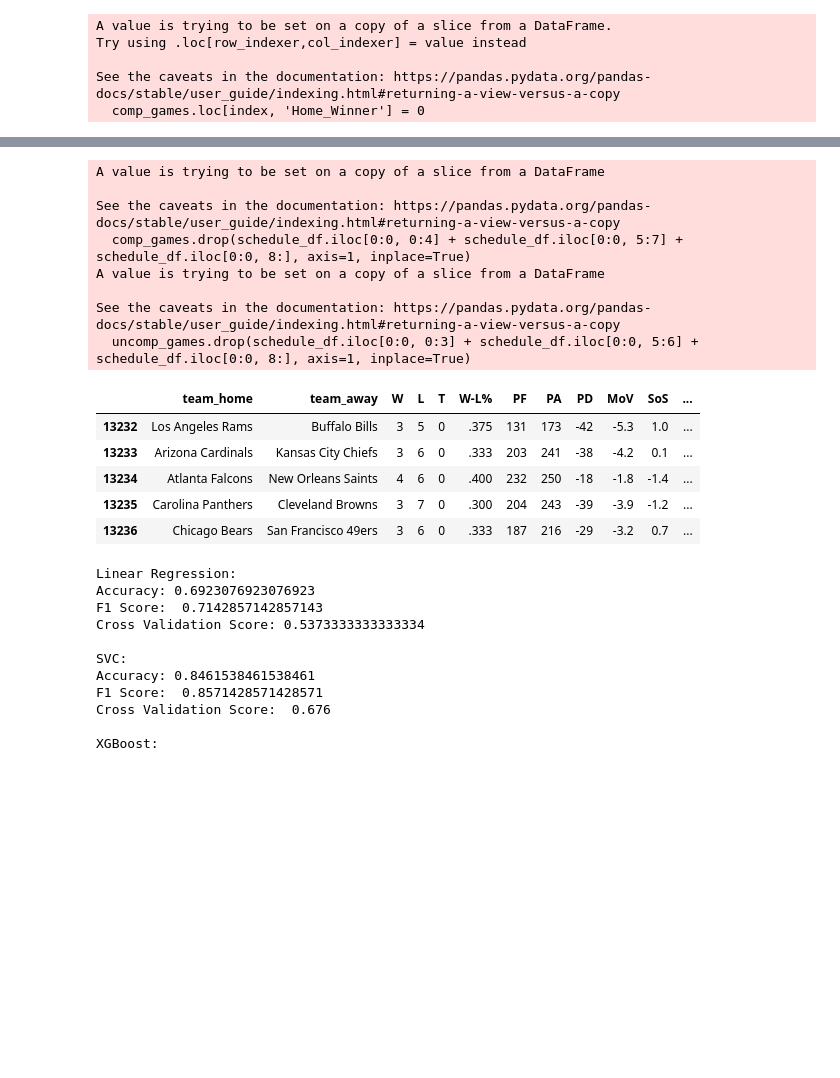
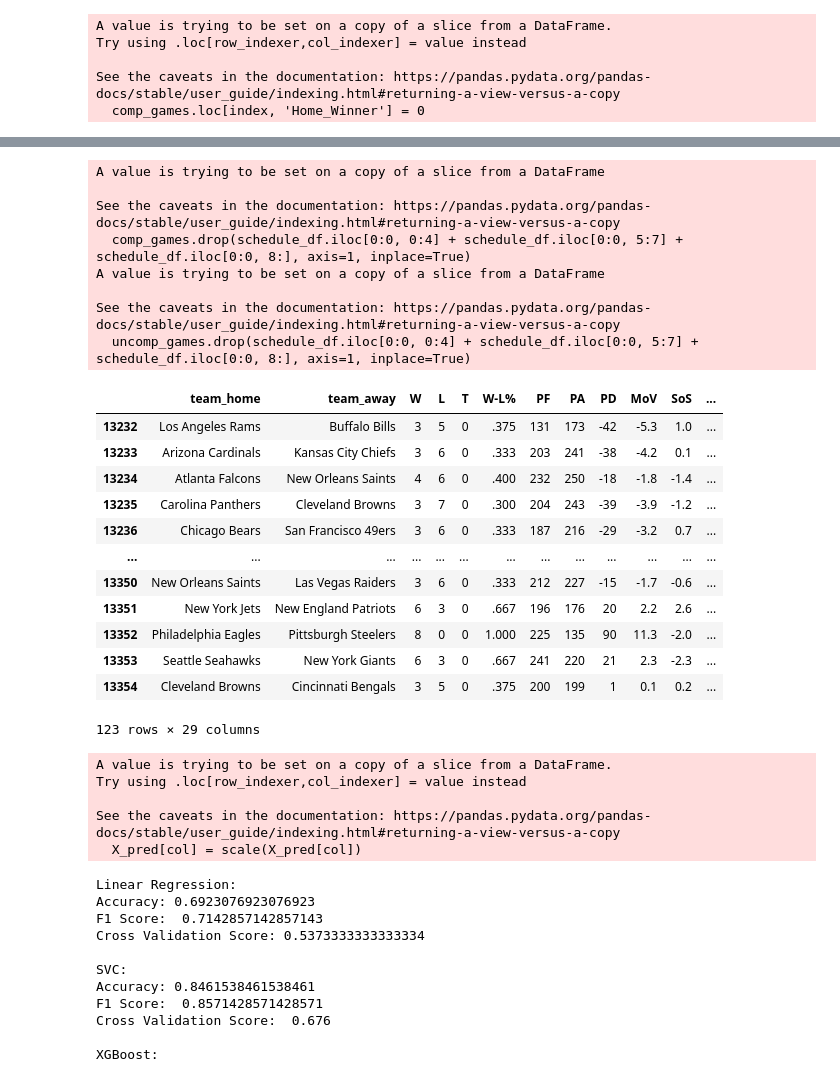
Before and after one commit to AggieSportsAnalytics/OddsMaker, a Jupyter notebook: main.ipynb, the cells around one changed output, grey strips where cells are left out. Drawn from its saved outputs; the diff is of its cells as text; code cells hidden in the pictures; blank space fills up the shorter version.

```diff
--- a/main.ipynb
+++ b/main.ipynb
@@ -144,7 +166,7 @@ schedule_df
 # %%
 # Remove unnecessary columns
 comp_games.drop(schedule_df.iloc[0:0, 0:4] + schedule_df.iloc[0:0, 5:7] + schedule_df.iloc[0:0, 8:], axis=1, inplace=True)
-uncomp_games.drop(schedule_df.iloc[0:0, 0:3] + schedule_df.iloc[0:0, 5:6] + schedule_df.iloc[0:0, 8:], axis=1, inplace=True)
+uncomp_games.drop(schedule_df.iloc[0:0, 0:4] + schedule_df.iloc[0:0, 5:7] + schedule_df.iloc[0:0, 8:], axis=1, inplace=True)
 # %% [output]
 A value is trying to be set on a copy of a slice from a DataFrame
 
@@ -153,20 +175,28 @@ See the caveats in the documentation: https://pandas.pydata.org/pandas-docs/stab
 A value is trying to be set on a copy of a slice from a DataFrame
 
 See the caveats in the documentation: https://pandas.pydata.org/pandas-docs/stable/user_guide/indexing.html#returning-a-view-versus-a-copy
-  uncomp_games.drop(schedule_df.iloc[0:0, 0:3] + schedule_df.iloc[0:0, 5:6] + schedule_df.iloc[0:0, 8:], axis=1, inplace=True)
+  uncomp_games.drop(schedule_df.iloc[0:0, 0:4] + schedule_df.iloc[0:0, 5:7] + schedule_df.iloc[0:0, 8:], axis=1, inplace=True)
 # %%
 # Display training data
-comp_games.head()
+comp_games
 # %% [output]
 |  | team_home | team_away | W | L | T | W-L% | PF | PA | PD | MoV | SoS | ... |
 | 13232 | Los Angeles Rams | Buffalo Bills | 3 | 5 | 0 | .375 | 131 | 173 | -42 | -5.3 | 1.0 | ... |
 | 13233 | Arizona Cardinals | Kansas City Chiefs | 3 | 6 | 0 | .333 | 203 | 241 | -38 | -4.2 | 0.1 | ... |
 | 13234 | Atlanta Falcons | New Orleans Saints | 4 | 6 | 0 | .400 | 232 | 250 | -18 | -1.8 | -1.4 | ... |
 | 13235 | Carolina Panthers | Cleveland Browns | 3 | 7 | 0 | .300 | 204 | 243 | -39 | -3.9 | -1.2 | ... |
 | 13236 | Chicago Bears | San Francisco 49ers | 3 | 6 | 0 | .333 | 187 | 216 | -29 | -3.2 | 0.7 | ... |
+| ... | ... | ... | ... | ... | ... | ... | ... | ... | ... | ... | ... | ... |
+| 13350 | New Orleans Saints | Las Vegas Raiders | 3 | 6 | 0 | .333 | 212 | 227 | -15 | -1.7 | -0.6 | ... |
+| 13351 | New York Jets | New England Patriots | 6 | 3 | 0 | .667 | 196 | 176 | 20 | 2.2 | 2.6 | ... |
+| 13352 | Philadelphia Eagles | Pittsburgh Steelers | 8 | 0 | 0 | 1.000 | 225 | 135 | 90 | 11.3 | -2.0 | ... |
+| 13353 | Seattle Seahawks | New York Giants | 6 | 3 | 0 | .667 | 241 | 220 | 21 | 2.3 | -2.3 | ... |
+| 13354 | Cleveland Browns | Cincinnati Bengals | 3 | 5 | 0 | .375 | 200 | 199 | 1 | 0.1 | 0.2 | ... |
+123 rows × 29 columns
 # %%
 # Set X and Y
 X = comp_games.drop(['Home_Winner'], 1)
+X_pred = uncomp_games
 y = comp_games['Home_Winner']
 
 # Scale data for more accurate predictions
@@ -174,6 +204,15 @@ from sklearn.preprocessing import scale
 cols = [comp_games.columns[2:-1]]
 for col in cols:
     X[col] = scale(X[col])
+cols2 = [uncomp_games.columns[2:]]
+for col in cols2:
+    X_pred[col] = scale(X_pred[col])
+# %% [output]
+A value is trying to be set on a copy of a slice from a DataFrame.
+Try using .loc[row_indexer,col_indexer] = value instead
+
+See the caveats in the documentation: https://pandas.pydata.org/pandas-docs/stable/user_guide/indexing.html#returning-a-view-versus-a-copy
+  X_pred[col] = scale(X_pred[col])
 # %%
 # Columnize any strings in dataset
 def preprocess_features(X):
```
Also changed, not shown: parts of 8 cells of this notebook, 1 other file.
